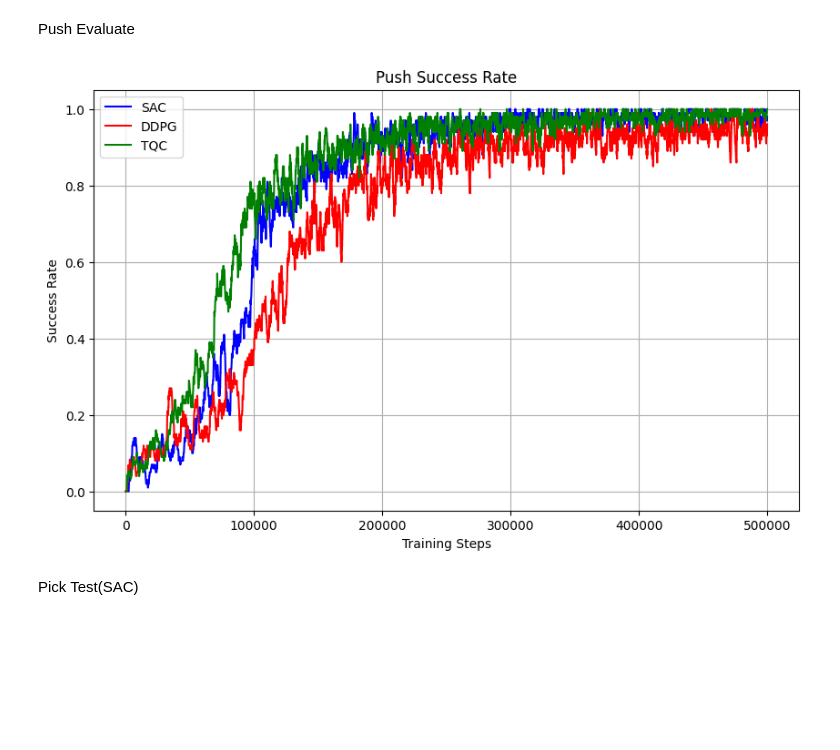
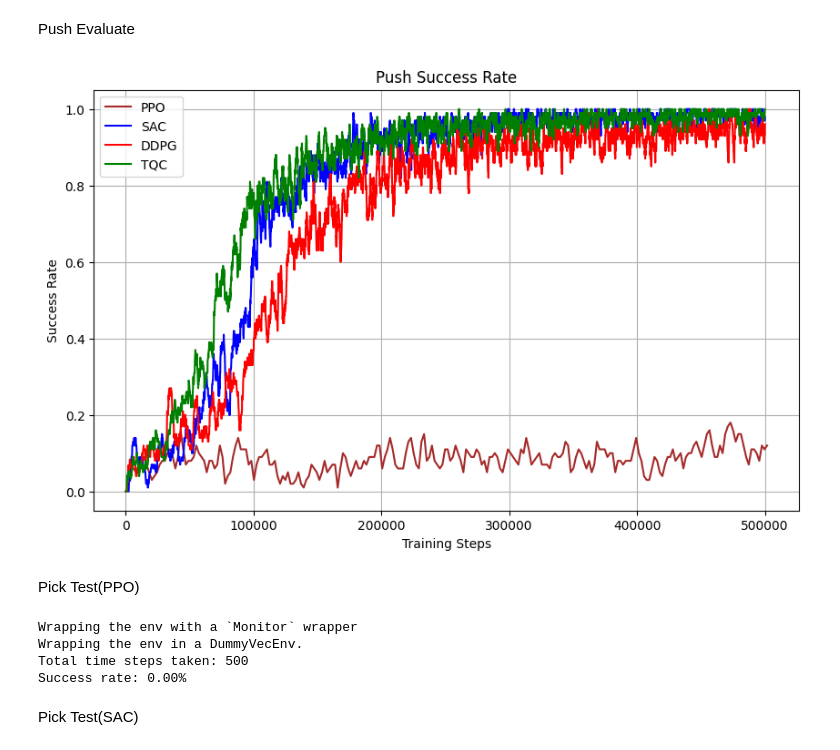
Before and after one commit to Franka-Med/Autonomous-Motion-Planning-for-a-Robotic-Arm, a Jupyter notebook: franka_test.ipynb, the cells around one changed output. Drawn from its saved outputs; the diff is of its cells as text; code cells hidden in the pictures; blank space fills up the shorter version.

```diff
--- a/franka_test.ipynb
+++ b/franka_test.ipynb
@@ -200,28 +232,63 @@ Success rate: 100.00%
 # %% [markdown]
 Push Evaluate
 # %%
-log_dir_1 = './tensorboard/sac_push/SAC_0/'
-log_dir_2 = './tensorboard/ddpg_push/DDPG_0/'
-log_dir_3 = './tensorboard/tqc_push/TQC_0/'
+log_dir_1 = './tensorboard/ppo_push/PPO_0/'
+log_dir_2 = './tensorboard/sac_push/SAC_0/'
+log_dir_3 = './tensorboard/ddpg_push/DDPG_0/'
+log_dir_4 = './tensorboard/tqc_push/TQC_0/'
 
 df1 = load_success_rate(log_dir_1)
 df2 = load_success_rate(log_dir_2)
 df3 = load_success_rate(log_dir_3)
+df4 = load_success_rate(log_dir_4)
 
 plt.figure(figsize=(10, 6))
 
-plt.plot(df1['fps'], df1['success_rate'], label='SAC', color='blue')
-plt.plot(df2['fps'], df2['success_rate'], label='DDPG', color='red')
-plt.plot(df3['fps'], df3['success_rate'], label='TQC', color='green')
+plt.plot(df1['fps'], df1['success_rate'], label='PPO', color='brown')
+plt.plot(df2['fps'], df2['success_rate'], label='SAC', color='blue')
+plt.plot(df3['fps'], df3['success_rate'], label='DDPG', color='red')
+plt.plot(df4['fps'], df4['success_rate'], label='TQC', color='green')
 
 plt.xlabel('Training Steps')
 plt.ylabel('Success Rate')
 plt.title('Push Success Rate')
 plt.grid(True)
 plt.legend()
 plt.show()
 # %% [output]
-[figure, old version]
+[figure, new version]
+# %% [markdown]
+Pick Test(PPO)
+# %%
+env = gym.make("FrankaPickSparse", render_mode="human")
+model = PPO.load('model/PPO_pick0.zip', env=env)
+num_episodes = 10
+successful_episodes = 0
+total_steps = 0
+frames = []
+
+for i in range(num_episodes):
+    obs, info = env.reset()
+    done, truncated = False, False
+    while not (done or truncated):
+        action, _states = model.predict(obs, deterministic=True)
+        obs, reward, done, truncated, info = env.step(action)
+        env.render()
+        frames.append(env.render())
+        total_steps += 1
+        if done:
+                successful_episodes += 1
+env.close()
+
+print(f"Total time steps taken: {total_steps}")
+
+success_rate = successful_episodes / num_episodes * 100
+print(f"Success rate: {success_rate:.2f}%")
+# %% [output]
+Wrapping the env with a `Monitor` wrapper
+Wrapping the env in a DummyVecEnv.
+Total time steps taken: 500
+Success rate: 0.00%
 # %% [markdown]
 Pick Test(SAC)
 # %%
```
Also changed, not shown: parts of 11 cells of this notebook, 1 other file.
